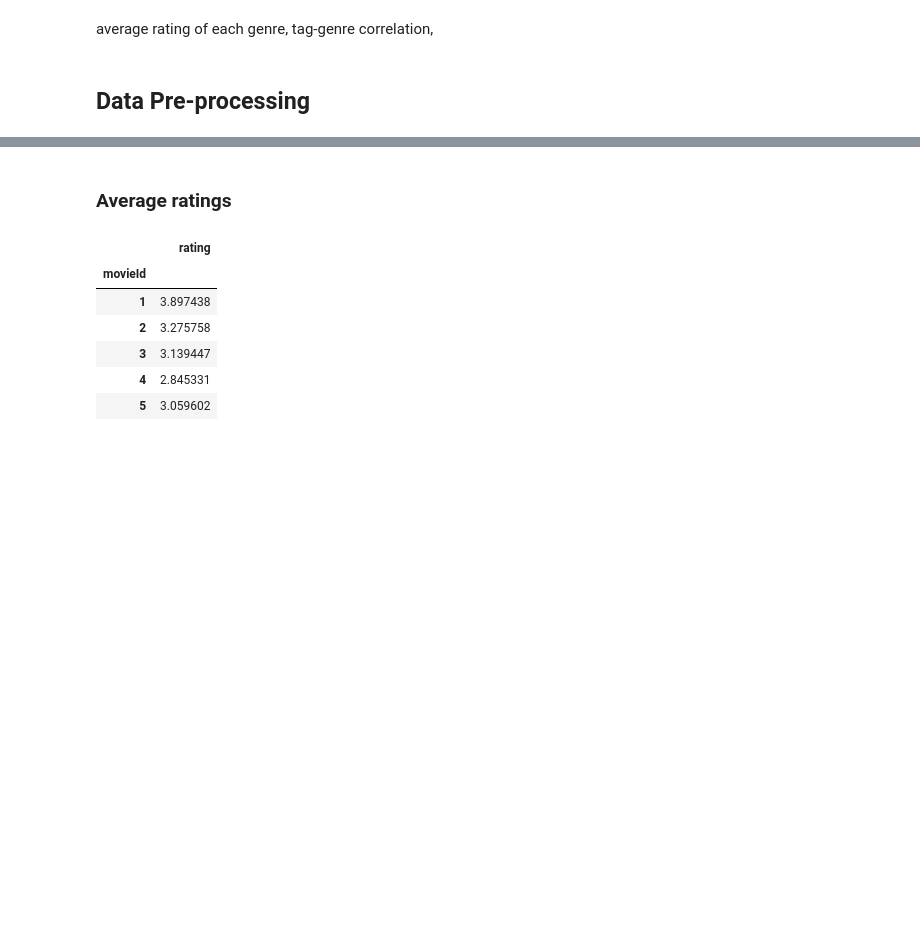
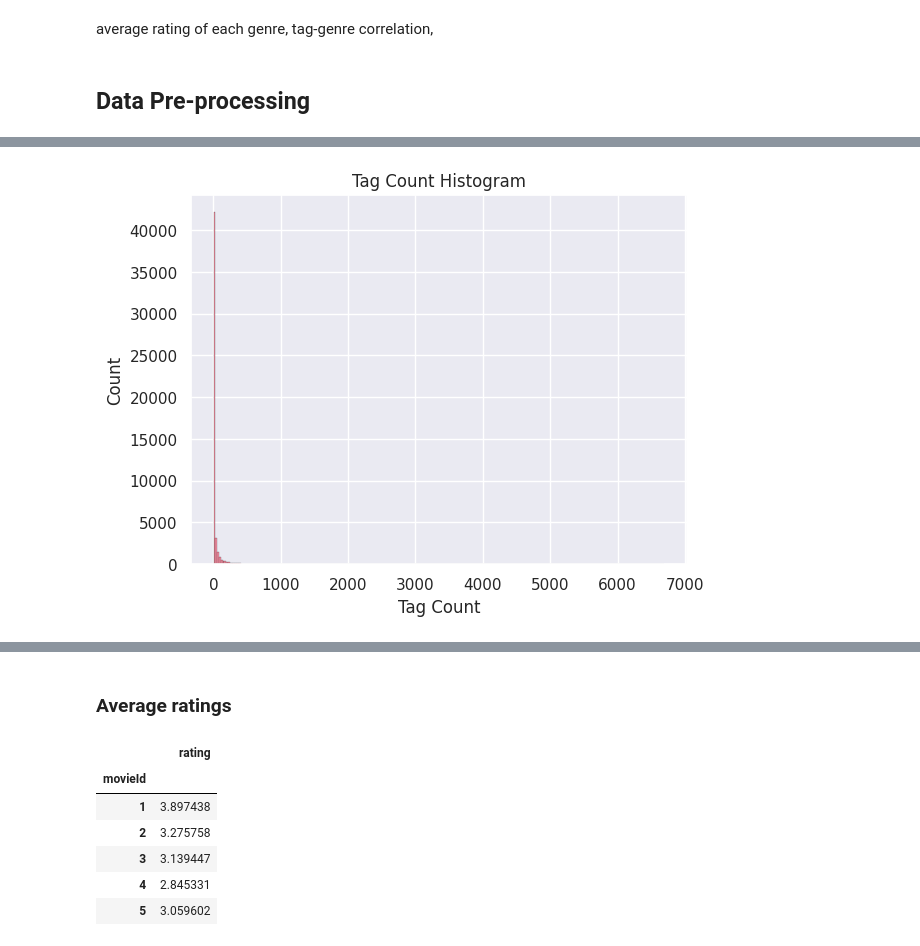
Before and after one commit to aaronmj7/MSc_project, a Jupyter notebook: Project_v1.ipynb, the cells around one changed output, grey strips where cells are left out. Saved outputs shown, nothing was run; the diff lists cells and outputs as text; code cells hidden in the pictures; blank space fills up the shorter version.

```diff
--- a/Project_v1.ipynb
+++ b/Project_v1.ipynb
@@ -267,0 +706,8 @@ average rating of each genre, tag-genre correlation,
+# %%
+sns.histplot(movie_tag_counts['tag_count'], bins=250)
+plt.xlabel('Tag Count')
+plt.ylabel('Count')
+plt.title('Tag Count Histogram')
+plt.show()
+# %% [output]
+[figure, added]
```
Also changed, not shown: parts of 78 cells of this notebook.
